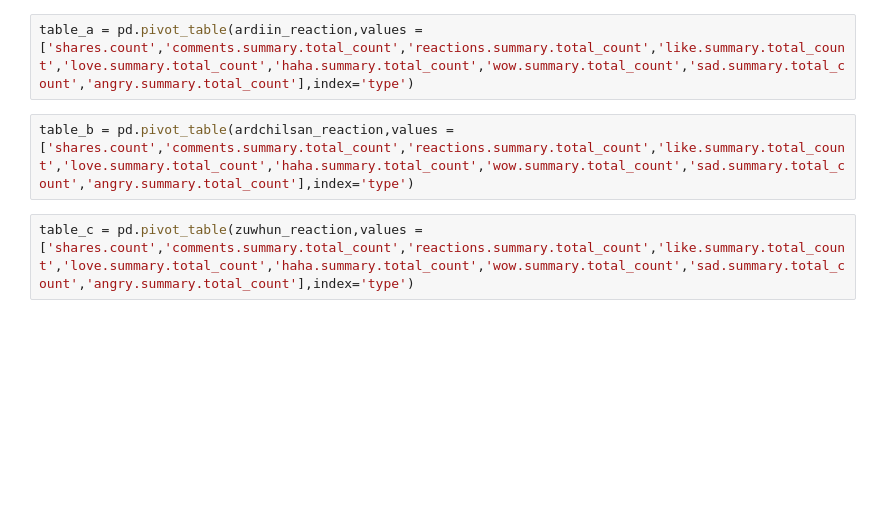
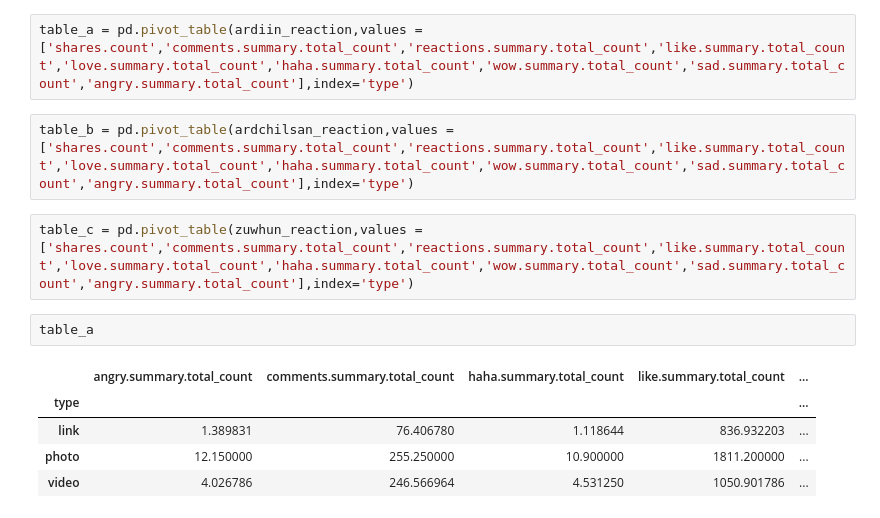
Before and after one commit to mmunkj15/TUNA_2020_Munkhbat_Research, a Jupyter notebook: Munkhbat_Summer_Research.ipynb, the cells around one changed output. Drawn from its saved outputs; the diff is of its cells as text; blank space fills up the shorter version.

```diff
--- a/Munkhbat_Summer_Research.ipynb
+++ b/Munkhbat_Summer_Research.ipynb
@@ -106,3 +140,11 @@ table_a = pd.pivot_table(ardiin_reaction,values = ['shares.count','comments.summ
 table_b = pd.pivot_table(ardchilsan_reaction,values = ['shares.count','comments.summary.total_count','reactions.summary.total_count','like.summary.total_count','love.summary.total_count','haha.summary.total_count','wow.summary.total_count','sad.summary.total_count','angry.summary.total_count'],index='type')
 # %%
 table_c = pd.pivot_table(zuwhun_reaction,values = ['shares.count','comments.summary.total_count','reactions.summary.total_count','like.summary.total_count','love.summary.total_count','haha.summary.total_count','wow.summary.total_count','sad.summary.total_count','angry.summary.total_count'],index='type')
+# %%
+table_a
+# %% [output]
+|  | angry.summary.total_count | comments.summary.total_count | haha.summary.total_count | like.summary.total_count | ... |
+| type |  |  |  |  | ... |
+| link | 1.389831 | 76.406780 | 1.118644 | 836.932203 | ... |
+| photo | 12.150000 | 255.250000 | 10.900000 | 1811.200000 | ... |
+| video | 4.026786 | 246.566964 | 4.531250 | 1050.901786 | ... |
```
Also changed, not shown: parts of 13 cells of this notebook.
